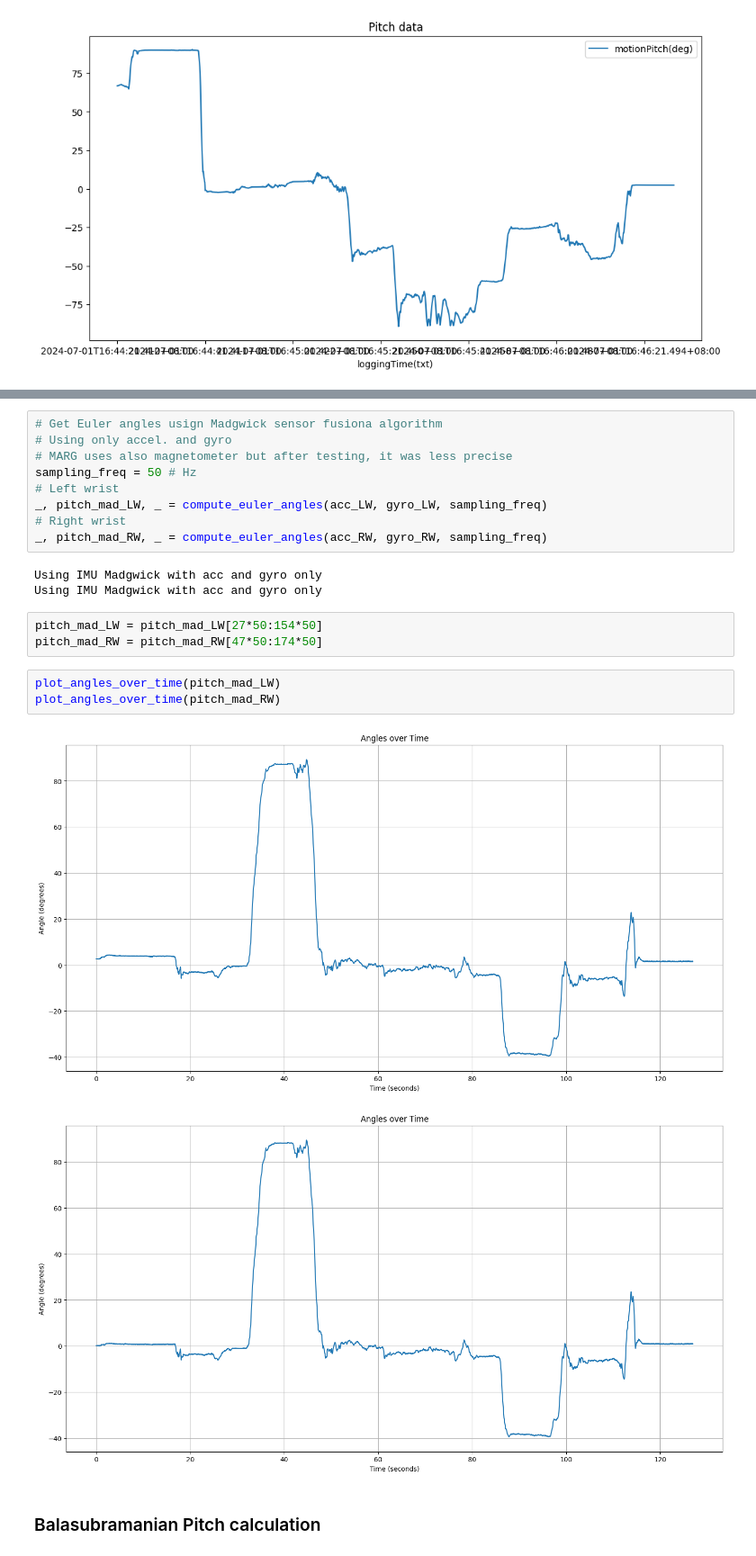
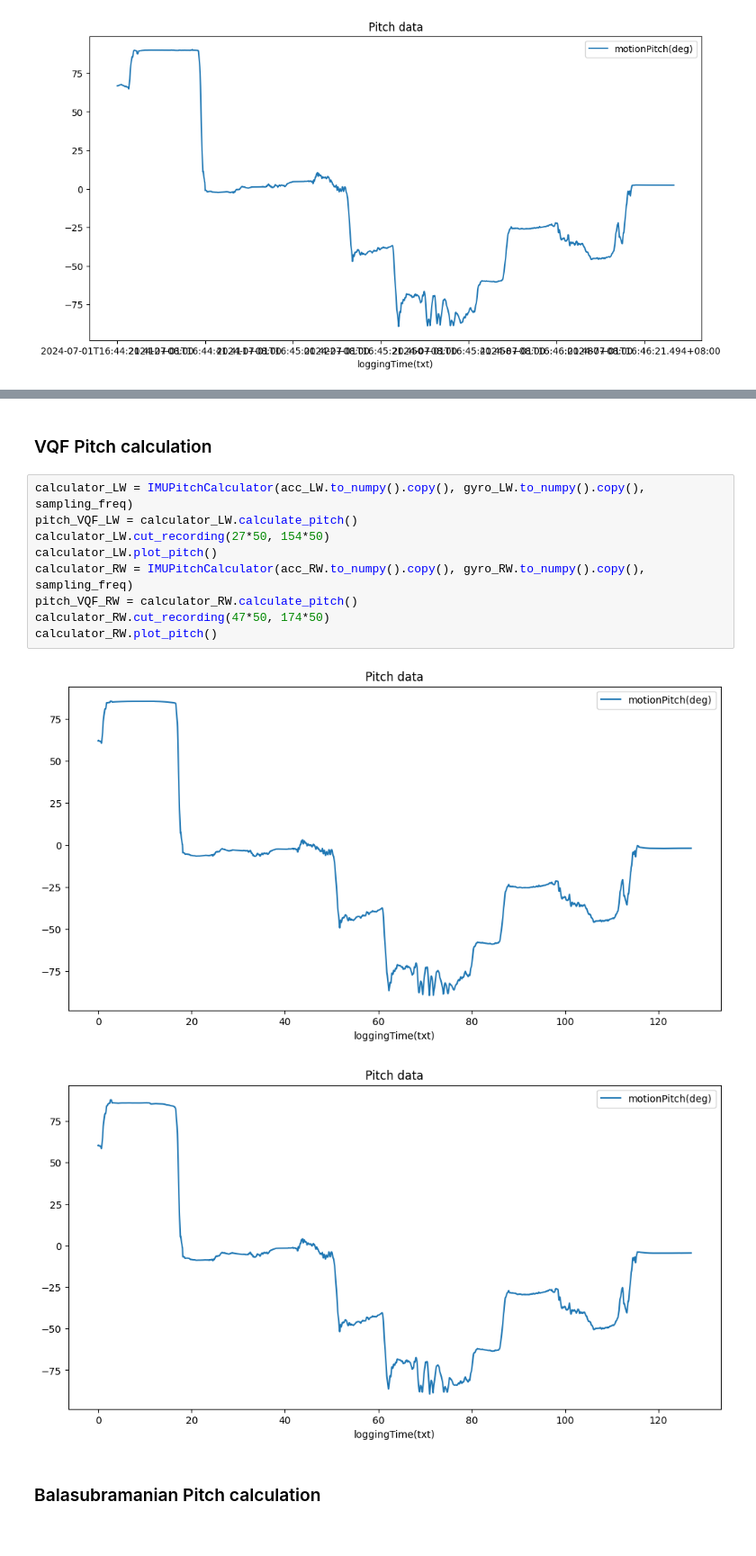
Before and after one commit to gloorli/ul-movement-tracking, a Jupyter notebook: src/pitch_analysis.ipynb, the cells around one changed output, grey strips where cells are left out. Shown at 90% size. Drawn from its saved outputs; the diff is of its cells as text.

```diff
--- a/src/pitch_analysis.ipynb
+++ b/src/pitch_analysis.ipynb
@@ -22,24 +23,17 @@ gyro_RW = RW_data[['gyro_x', 'gyro_y', 'gyro_z']]
-# %%
-# Get Euler angles usign Madgwick sensor fusiona algorithm
-# Using only accel. and gyro
-# MARG uses also magnetometer but after testing, it was less precise
-sampling_freq = 50 # Hz
-# Left wrist
-_, pitch_mad_LW, _ = compute_euler_angles(acc_LW, gyro_LW, sampling_freq)
-# Right wrist
-_, pitch_mad_RW, _ = compute_euler_angles(acc_RW, gyro_RW, sampling_freq)
-# %% [output]
-Using IMU Madgwick with acc and gyro only
-Using IMU Madgwick with acc and gyro only
-# %%
-pitch_mad_LW = pitch_mad_LW[27*50:154*50]
-pitch_mad_RW = pitch_mad_RW[47*50:174*50]
-# %%
-plot_angles_over_time(pitch_mad_LW)
-plot_angles_over_time(pitch_mad_RW)
-# %% [output]
-[figure, removed]
-[figure, removed]
+# %% [markdown]
+### VQF Pitch calculation
+# %%
+calculator_LW = IMUPitchCalculator(acc_LW.to_numpy().copy(), gyro_LW.to_numpy().copy(), sampling_freq)
+pitch_VQF_LW = calculator_LW.calculate_pitch()
+calculator_LW.cut_recording(27*50, 154*50)
+calculator_LW.plot_pitch()
+calculator_RW = IMUPitchCalculator(acc_RW.to_numpy().copy(), gyro_RW.to_numpy().copy(), sampling_freq)
+pitch_VQF_RW = calculator_RW.calculate_pitch()
+calculator_RW.cut_recording(47*50, 174*50)
+calculator_RW.plot_pitch()
+# %% [output]
+[figure, added]
+[figure, added]
 # %% [markdown]
 ### Balasubramanian Pitch calculation
 # %%
```
Also changed, not shown: parts of 7 cells of this notebook, 5 other files.
